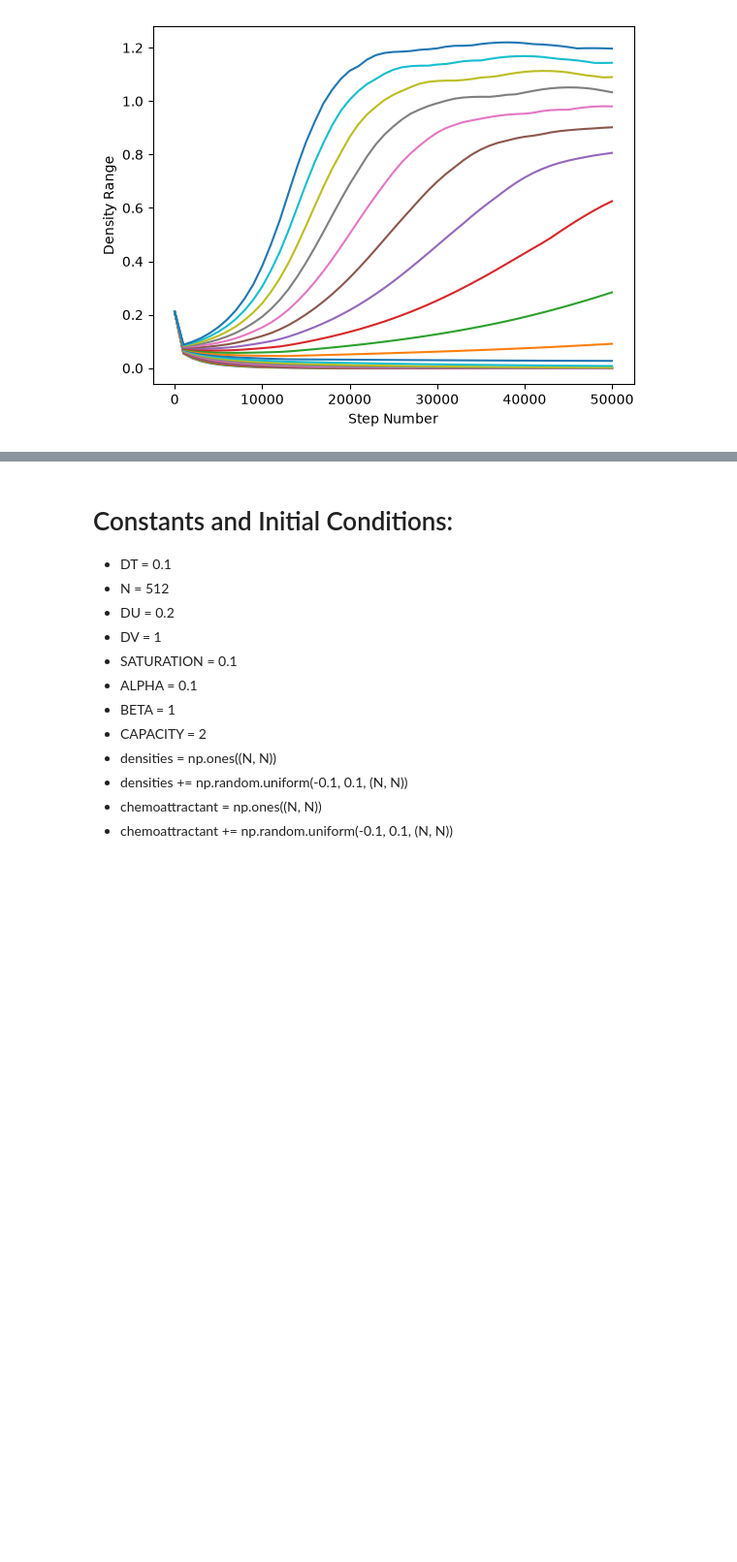
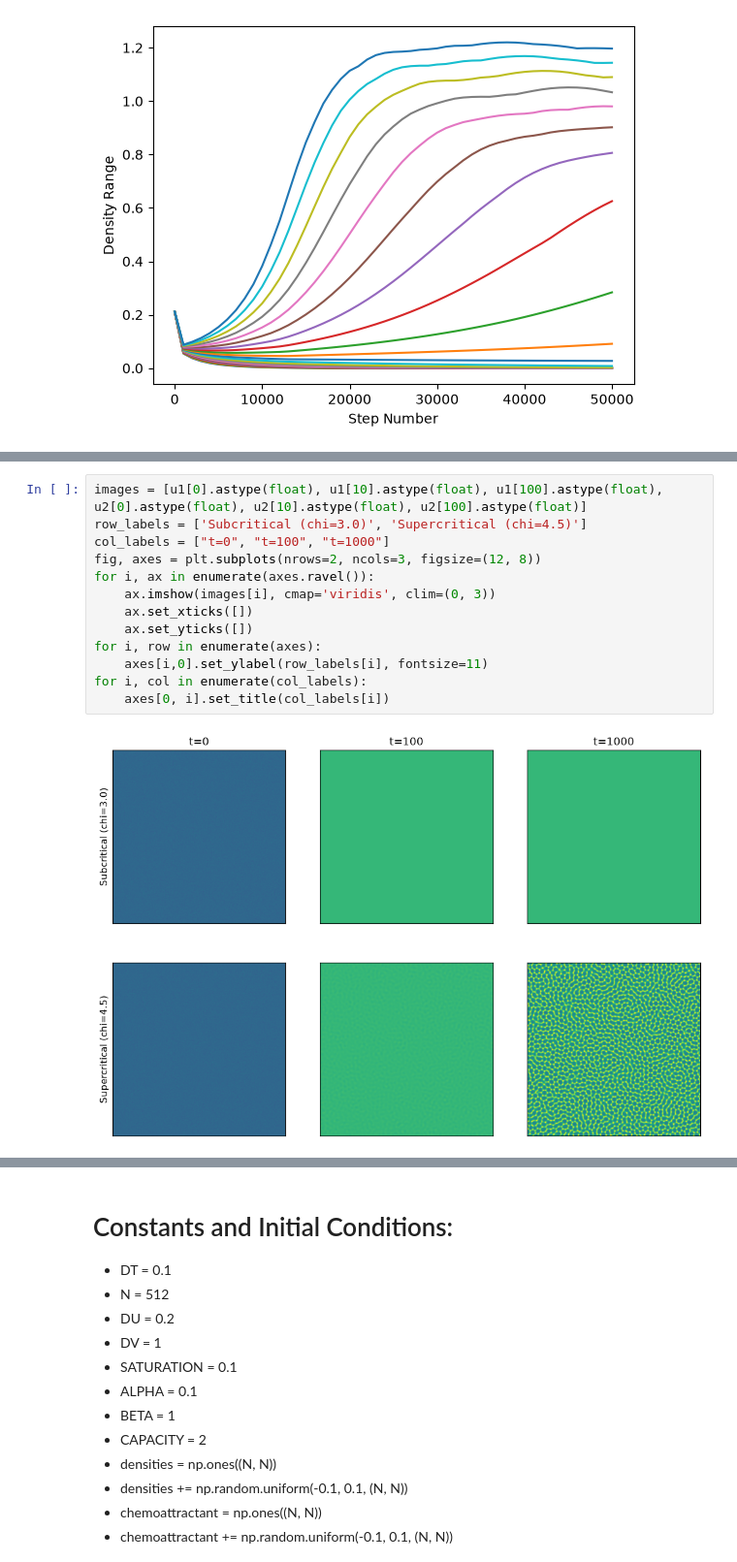
Before and after one commit to zekemarzolf/keller-segel-phase-transitions, a Jupyter notebook: notebooks/keller_segel_logistic_results.ipynb, the cells around one changed output, grey strips where cells are left out. Shown at 97% size. Cells and saved outputs as stored; diff of their text form; blank space fills up the shorter version.

```diff
--- a/notebooks/keller_segel_logistic_results.ipynb
+++ b/notebooks/keller_segel_logistic_results.ipynb
@@ -38 +49,16 @@ for i in range(num_files):
+# %%
+images = [u1[0].astype(float), u1[10].astype(float), u1[100].astype(float), u2[0].astype(float), u2[10].astype(float), u2[100].astype(float)]
+row_labels = ['Subcritical (chi=3.0)', 'Supercritical (chi=4.5)']
+col_labels = ["t=0", "t=100", "t=1000"]
+fig, axes = plt.subplots(nrows=2, ncols=3, figsize=(12, 8))
+for i, ax in enumerate(axes.ravel()):
+    ax.imshow(images[i], cmap='viridis', clim=(0, 3))
+    ax.set_xticks([])
+    ax.set_yticks([])
+for i, row in enumerate(axes):
+    axes[i,0].set_ylabel(row_labels[i], fontsize=11)
+for i, col in enumerate(col_labels):
+    axes[0, i].set_title(col_labels[i])
+# %% [output]
+[figure, added]
 # %%
```
Also changed, not shown: parts of 3 cells of this notebook, 11 other files.
